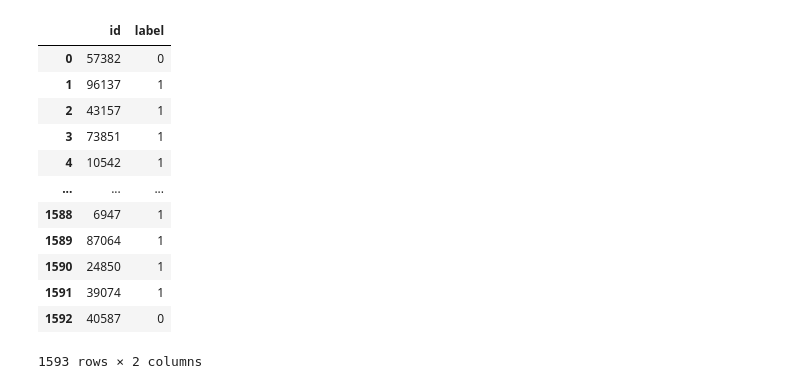
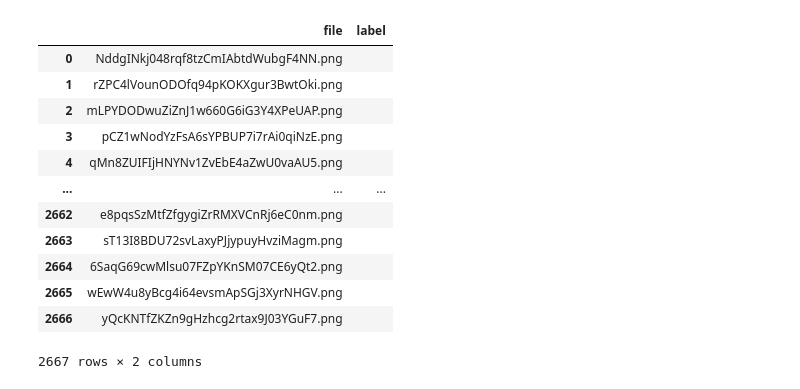
Before and after one commit to dongjaekim-hail/open-source-AI, a Jupyter notebook: kaggle_intro.ipynb, the cells around one changed output. Cells and saved outputs as stored; diff of their text form; code cells hidden in the pictures.

```diff
--- a/kaggle_intro.ipynb
+++ b/kaggle_intro.ipynb
@@ -205,16 +85,16 @@ sol['label'] = resulting_label
-# %%
-sol
-# %% [output]
-|  | id | label |
-| 0 | 57382 | 0 |
-| 1 | 96137 | 1 |
-| 2 | 43157 | 1 |
-| 3 | 73851 | 1 |
-| 4 | 10542 | 1 |
-| ... | ... | ... |
-| 1588 | 6947 | 1 |
-| 1589 | 87064 | 1 |
-| 1590 | 24850 | 1 |
-| 1591 | 39074 | 1 |
-| 1592 | 40587 | 0 |
-1593 rows × 2 columns
+# %%
+test
+# %% [output]
+|  | file | label |
+| 0 | NddgINkj048rqf8tzCmIAbtdWubgF4NN.png |  |
+| 1 | rZPC4lVounODOfq94pKOKXgur3BwtOki.png |  |
+| 2 | mLPYDODwuZiZnJ1w660G6iG3Y4XPeUAP.png |  |
+| 3 | pCZ1wNodYzFsA6sYPBUP7i7rAi0qiNzE.png |  |
+| 4 | qMn8ZUIFIjHNYNv1ZvEbE4aZwU0vaAU5.png |  |
+| ... | ... | ... |
+| 2662 | e8pqsSzMtfZfgygiZrRMXVCnRj6eC0nm.png |  |
+| 2663 | sT13I8BDU72svLaxyPJjypuyHvziMagm.png |  |
+| 2664 | 6SaqG69cwMlsu07FZpYKnSM07CE6yQt2.png |  |
+| 2665 | wEwW4u8yBcg4i64evsmApSGj3XyrNHGV.png |  |
+| 2666 | yQcKNTfZKZn9gHzhcg2rtax9J03YGuF7.png |  |
+2667 rows × 2 columns
```
Also changed, not shown: parts of 18 cells of this notebook.
